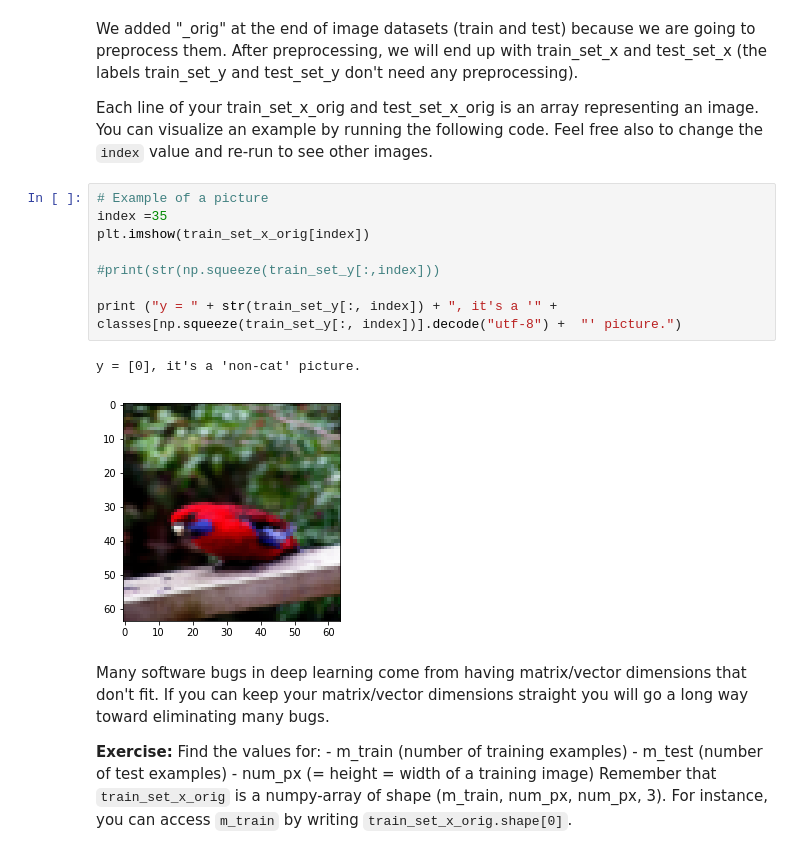
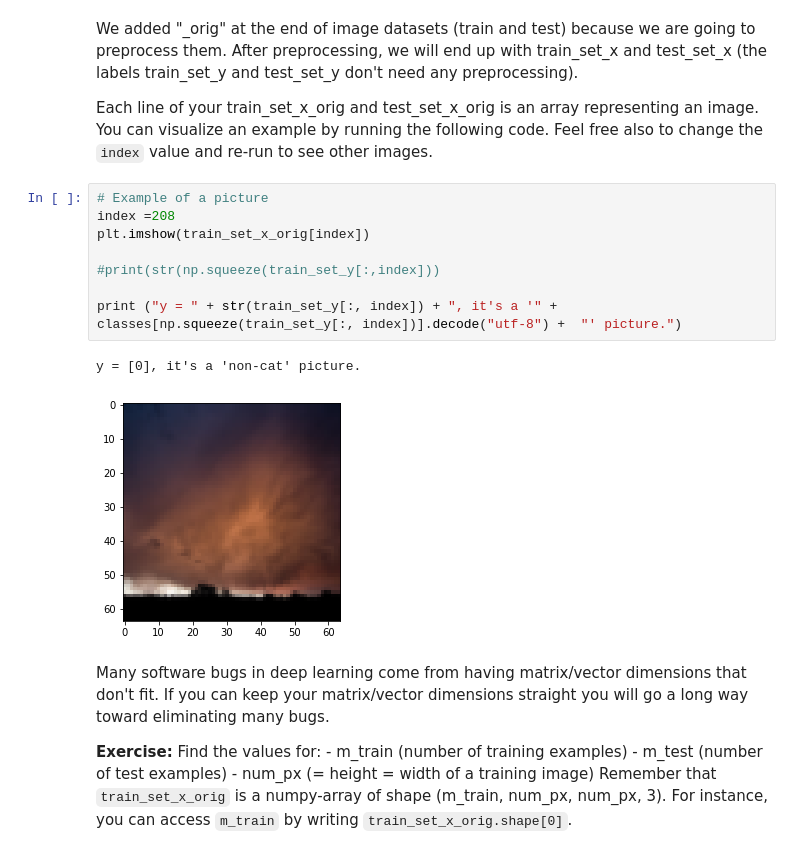
Before and after one commit to forqzy/DP_Kids_CourseCat, a Jupyter notebook: Logistic+Regression+with+a+Neural+Network+mindset+v3.ipynb, the cells around one changed output. Cells and saved outputs as stored; diff of their text form.

```diff
--- a/Logistic+Regression+with+a+Neural+Network+mindset+v3.ipynb
+++ b/Logistic+Regression+with+a+Neural+Network+mindset+v3.ipynb
@@ -54,15 +54,15 @@ We added "_orig" at the end of image datasets (train and test) because we are go
 Each line of your train_set_x_orig and test_set_x_orig is an array representing an image. You can visualize an example by running the following code. Feel free also to change the `index` value and re-run to see other images.
 # %%
 # Example of a picture
-index =35
+index =208
 plt.imshow(train_set_x_orig[index])
 
 #print(str(np.squeeze(train_set_y[:,index]))
 
 print ("y = " + str(train_set_y[:, index]) + ", it's a '" + classes[np.squeeze(train_set_y[:, index])].decode("utf-8") +  "' picture.")
 # %% [output]
 y = [0], it's a 'non-cat' picture.
-[figure, old version]
+[figure, new version]
 # %% [markdown]
 Many software bugs in deep learning come from having matrix/vector dimensions that don't fit. If you can keep your matrix/vector dimensions straight you will go a long way toward eliminating many bugs.
 
```
Also changed, not shown: parts of 2 cells of this notebook, 4 other files.
